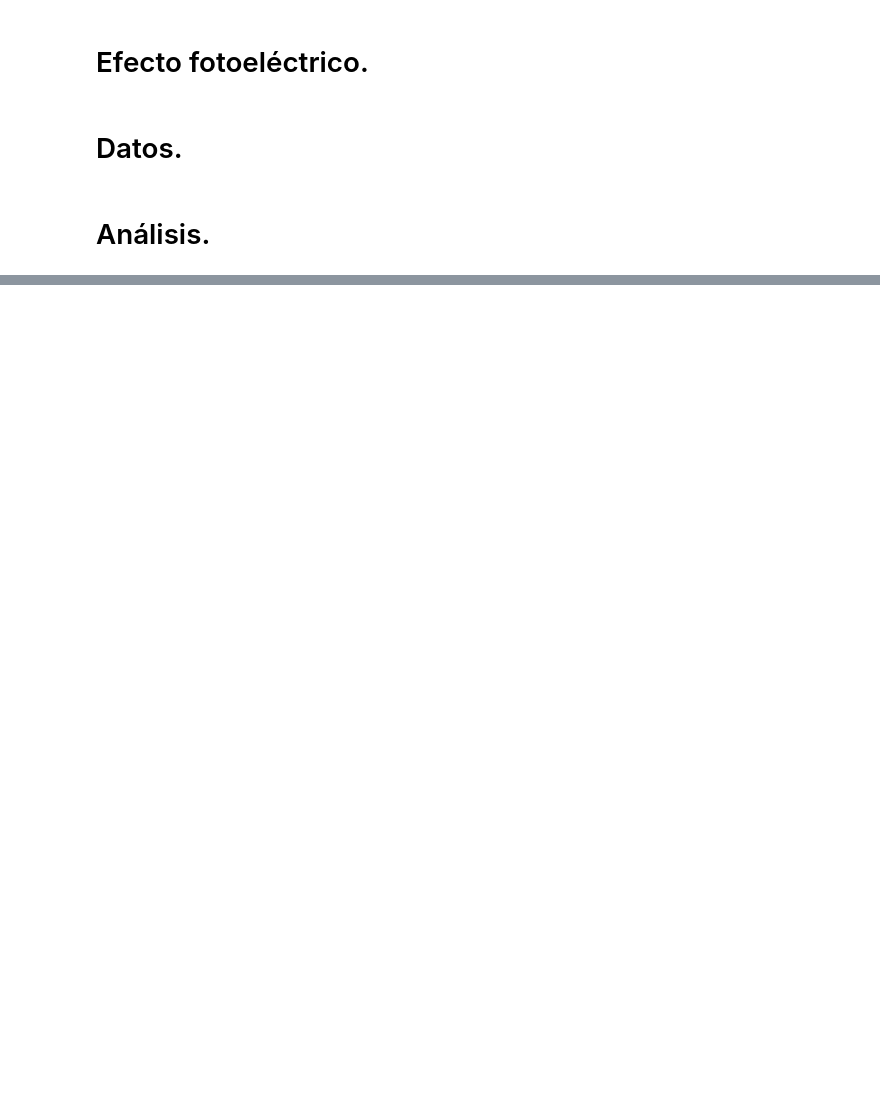
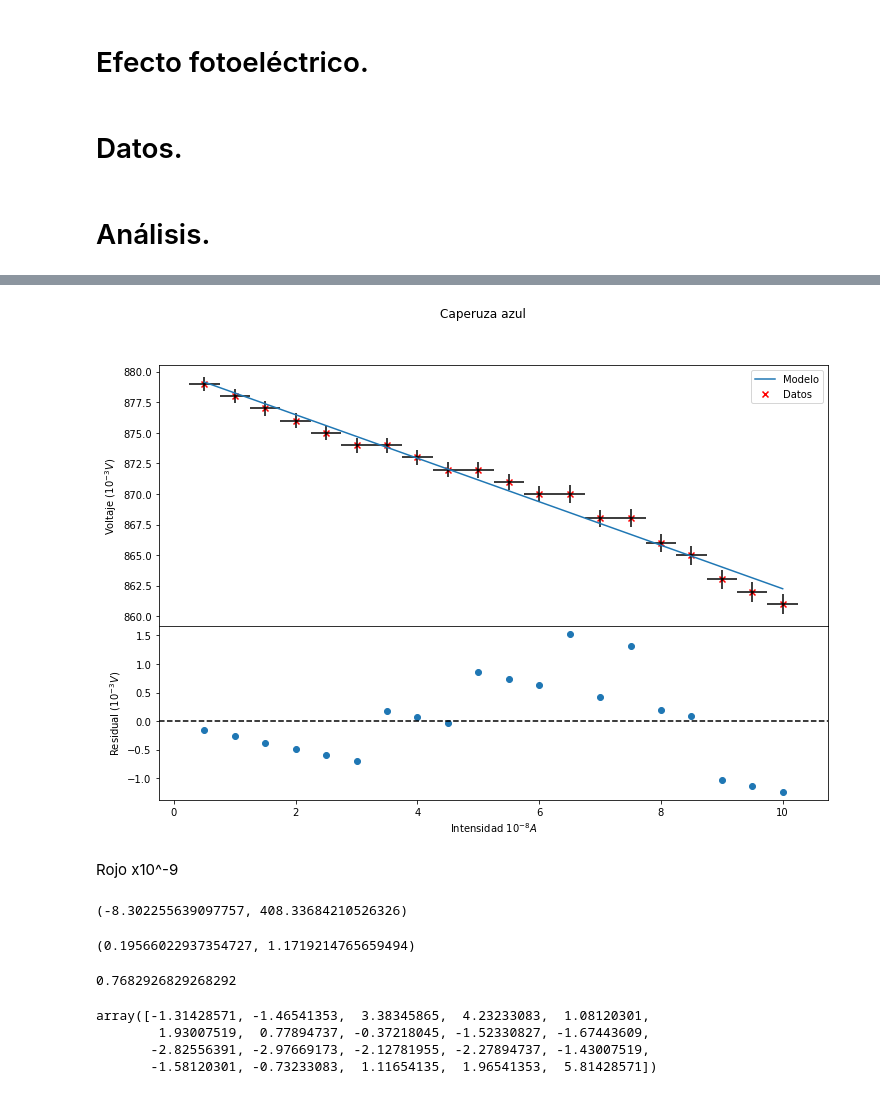
Before and after one commit to slaverdeg/Laboratorio-Moderna-GitHub, a Jupyter notebook: Efecto fotoeléctrico/código e_f.ipynb, the cells around one changed output, grey strips where cells are left out. Saved outputs shown, nothing was run; the diff lists cells and outputs as text; code cells hidden in the pictures; blank space fills up the shorter version.

```diff
--- a/Efecto fotoeléctrico/código e_f.ipynb
+++ b/Efecto fotoeléctrico/código e_f.ipynb
@@ -59,0 +253,52 @@ Y = sym.Symbol('y',real=True)
+# %%
+error_y = np.sqrt((intensidades*delta_m)**2 + (param[1]*error_x)**2 + (delta_b**2))
+# %%
+_x = np.linspace(np.min(intensidades),np.max(intensidades),50)
+_y = GetModel(_x,param)
+# %%
+fig, axs = plt.subplots(2, 1, figsize=(12, 8), gridspec_kw={'height_ratios': [1.5, 1]},sharex=True)
+fig.subplots_adjust(hspace=0)
+
+fig.suptitle('Caperuza azul')
+axs[0].scatter(intensidades,voltajes_azul,label='Datos',color='r',marker='x')
+axs[0].errorbar(intensidades,voltajes_azul, xerr= error_x,yerr= error_y, fmt='none', ecolor='black')
+axs[0].plot(_x,_y,label='Modelo')
+axs[0].set_ylabel('Voltaje ($10^{-3}V$)')
+#axs[0].text(421,430,'$y = (1.27 \pm 0.01) x + (23 \pm 6)$\n$R^{2} = 0.966$',fontsize=10, bbox=dict(facecolor='white', edgecolor='black', boxstyle='round'))
+axs[0].legend()
+
+axs[1].scatter(intensidades,r)
+axs[1].axhline(y=0, color='black', linestyle='--')
+axs[1].set_xlabel('Intensidad $10^{-8}A$')
+axs[1].set_ylabel('Residual ($10^{-3}V$)')
+#axs[1].set_ylim(-1.7,1.7)
+#axs[1].set_yticks(np.arange(-1.5, 2., 0.5))
+
+plt.show()
+# %% [output]
+[figure, added]
+# %% [markdown]
+Rojo x10^-9
+# %%
+param = Minimos_cuadrados(intensidades,voltajes_rojo_x9)
+(param[1],param[0])
+# %% [output]
+(-8.302255639097757, 408.33684210526326)
+# %%
+Cov,R2,r = GetError(intensidades,voltajes_rojo_x9,param)
+delta_m = np.sqrt(Cov[-1][-1])
+delta_b = np.sqrt(Cov[0][0])
+(delta_m,delta_b)
+# %% [output]
+(0.19566022937354727, 1.1719214765659494)
+# %%
+R2
+# %% [output]
+0.7682926829268292
+# %%
+r
+# %% [output]
+array([-1.31428571, -1.46541353,  3.38345865,  4.23233083,  1.08120301,
+        1.93007519,  0.77894737, -0.37218045, -1.52330827, -1.67443609,
+       -2.82556391, -2.97669173, -2.12781955, -2.27894737, -1.43007519,
+       -1.58120301, -0.73233083,  1.11654135,  1.96541353,  5.81428571])
```
Also changed, not shown: parts of 34 cells of this notebook.
